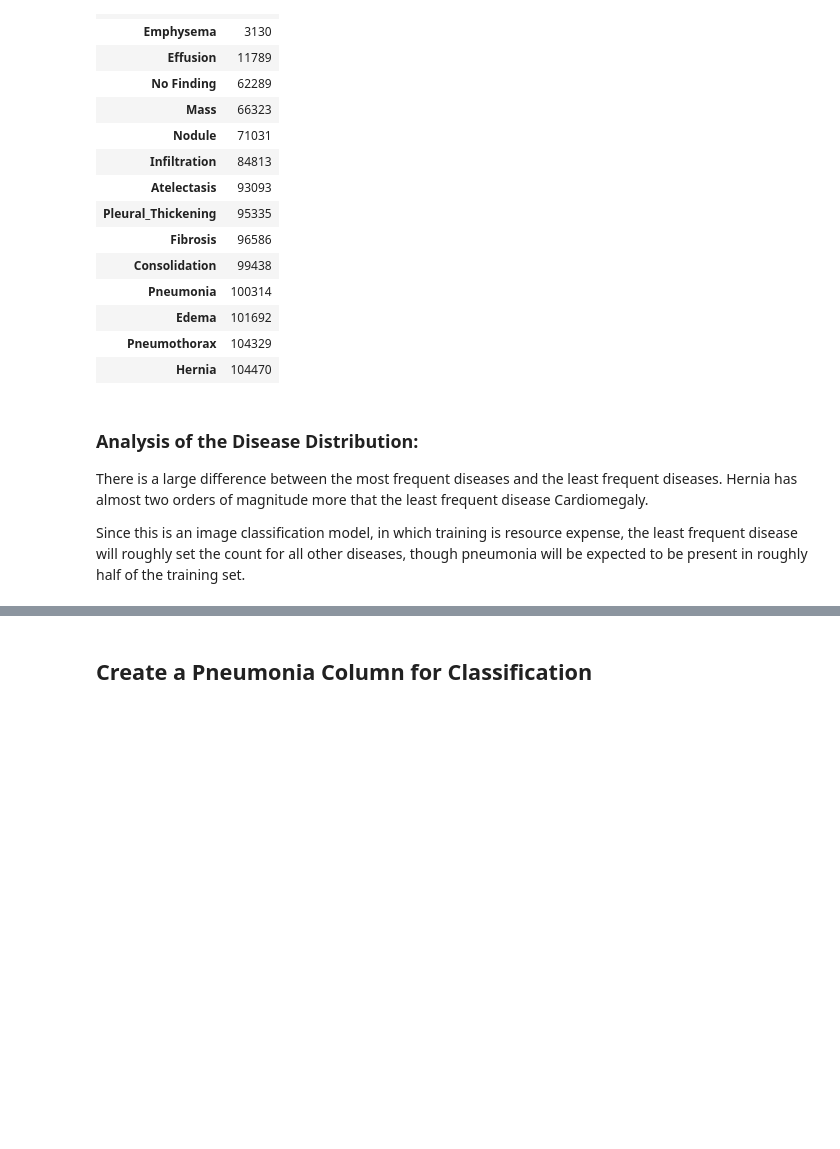
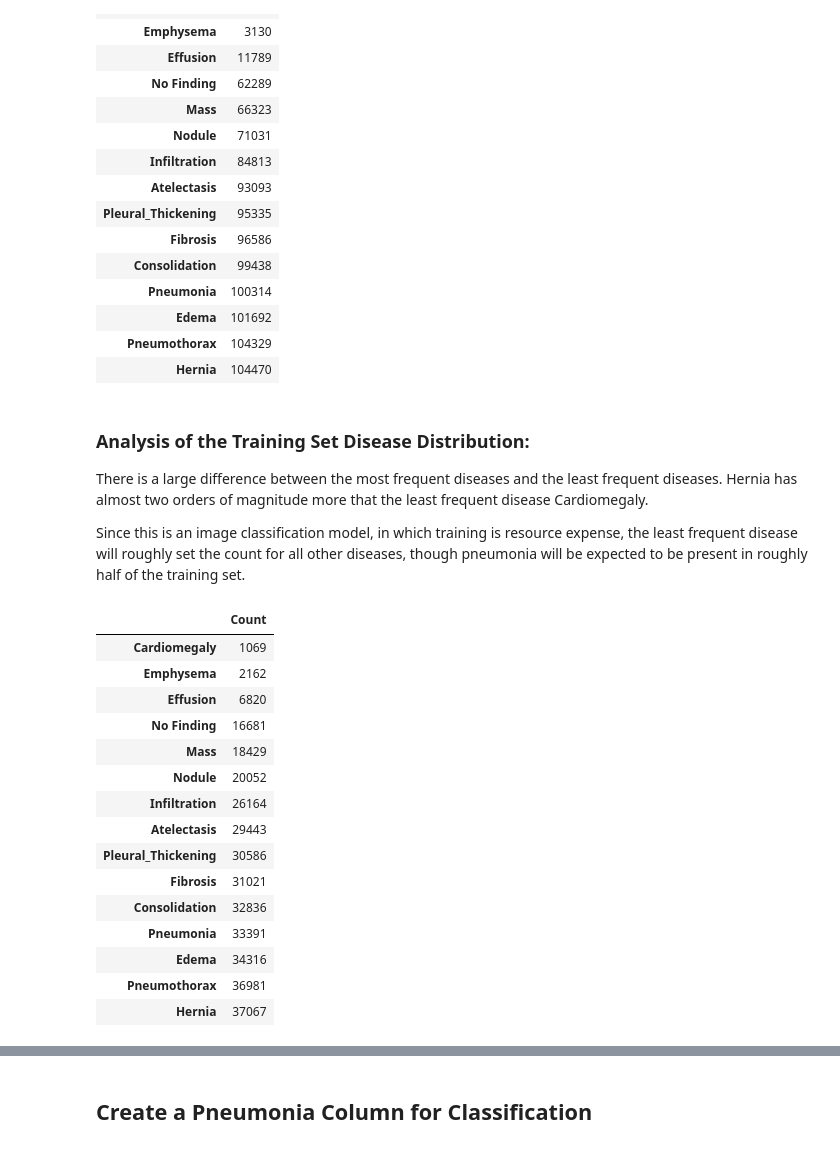
Before and after one commit to dagartga/Chest_X-Ray_Pneumonia_Classifier, a Jupyter notebook: nih-x-ray-classification.ipynb, the cells around one changed output, grey strips where cells are left out. Cells and saved outputs as stored; diff of their text form; code cells hidden in the pictures; blank space fills up the shorter version.

```diff
--- a/nih-x-ray-classification.ipynb
+++ b/nih-x-ray-classification.ipynb
@@ -353,8 +361,29 @@ train_disease_df.sort_values(by=['Count'], ascending=True)
 | Pneumothorax | 104329 |
 | Hernia | 104470 |
 # %% [markdown]
-### Analysis of the Disease Distribution:
+### Analysis of the Training Set Disease Distribution:
 
 There is a large difference between the most frequent diseases and the least frequent diseases. Hernia has almost two orders of magnitude more that the least frequent disease Cardiomegaly.
 
 Since this is an image classification model, in which training is resource expense, the least frequent disease will roughly set the count for all other diseases, though pneumonia will be expected to be present in roughly half of the training set.
+# %%
+# view the distribution of diseases in the testing dataset
+test_disease_df = disease_counts(diseases, test_df)
+test_disease_df.sort_values(by=['Count'], ascending=True)
+# %% [output]
+|  | Count |
+| Cardiomegaly | 1069 |
+| Emphysema | 2162 |
+| Effusion | 6820 |
+| No Finding | 16681 |
+| Mass | 18429 |
+| Nodule | 20052 |
+| Infiltration | 26164 |
+| Atelectasis | 29443 |
+| Pleural_Thickening | 30586 |
+| Fibrosis | 31021 |
+| Consolidation | 32836 |
+| Pneumonia | 33391 |
+| Edema | 34316 |
+| Pneumothorax | 36981 |
+| Hernia | 37067 |
```
Also changed, not shown: parts of 6 cells of this notebook.
